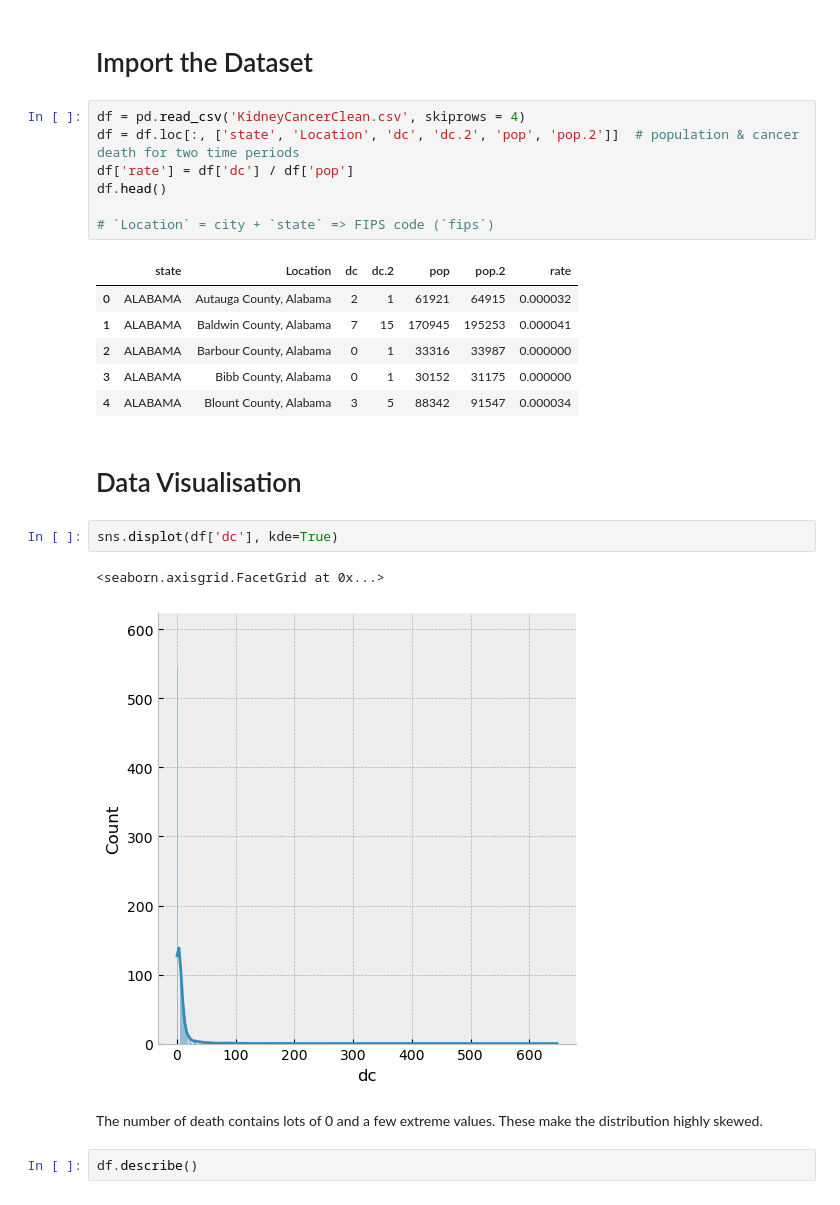
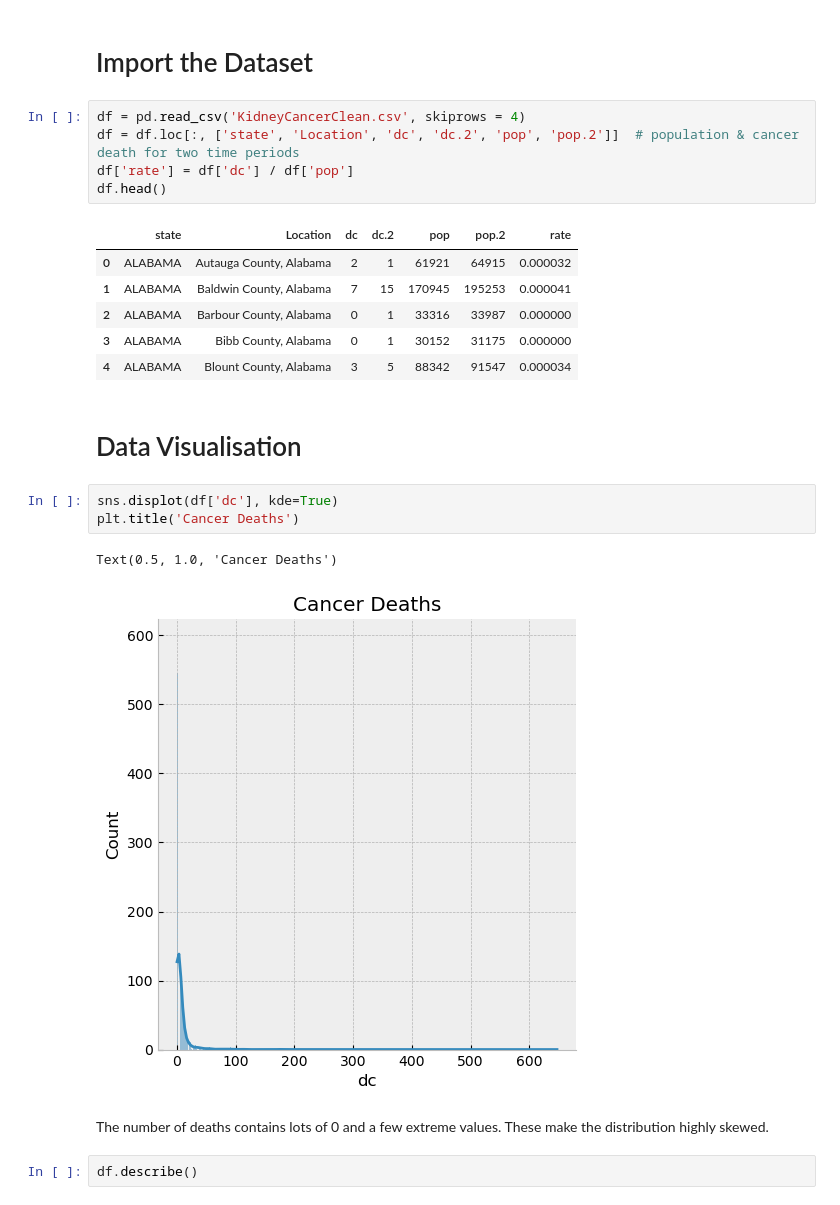
Before and after one commit to Alexchen666/Kidney-Cancer, a Jupyter notebook: Kidney Cancer BDA.ipynb, the cells around one changed output. Drawn from its saved outputs; the diff is of its cells as text.

```diff
--- a/Kidney Cancer BDA.ipynb
+++ b/Kidney Cancer BDA.ipynb
@@ -68,8 +62,6 @@ df = pd.read_csv('KidneyCancerClean.csv', skiprows = 4)
 df = df.loc[:, ['state', 'Location', 'dc', 'dc.2', 'pop', 'pop.2']]  # population & cancer death for two time periods
 df['rate'] = df['dc'] / df['pop']
 df.head()
-
-# `Location` = city + `state` => FIPS code (`fips`)
 # %% [output]
 |  | state | Location | dc | dc.2 | pop | pop.2 | rate |
 | 0 | ALABAMA | Autauga County, Alabama | 2 | 1 | 61921 | 64915 | 0.000032 |
@@ -81,11 +73,12 @@ df.head()
 # Data Visualisation
 # %%
 sns.displot(df['dc'], kde=True)
+plt.title('Cancer Deaths')
 # %% [output]
-<seaborn.axisgrid.FacetGrid at 0x...>
+Text(0.5, 1.0, 'Cancer Deaths')
-[figure, old version]
+[figure, new version]
 # %% [markdown]
-The number of death contains lots of 0 and a few extreme values. These make the distribution highly skewed.
+The number of deaths contains lots of 0 and a few extreme values. These make the distribution highly skewed.
 # %%
 df.describe()
 # %% [output]
```
Also changed, not shown: parts of 11 cells of this notebook.
